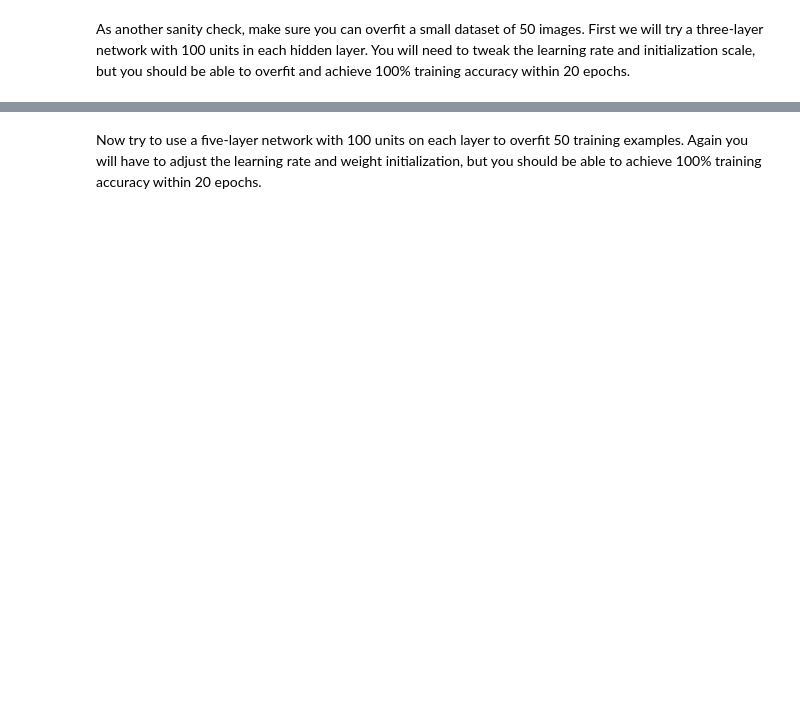
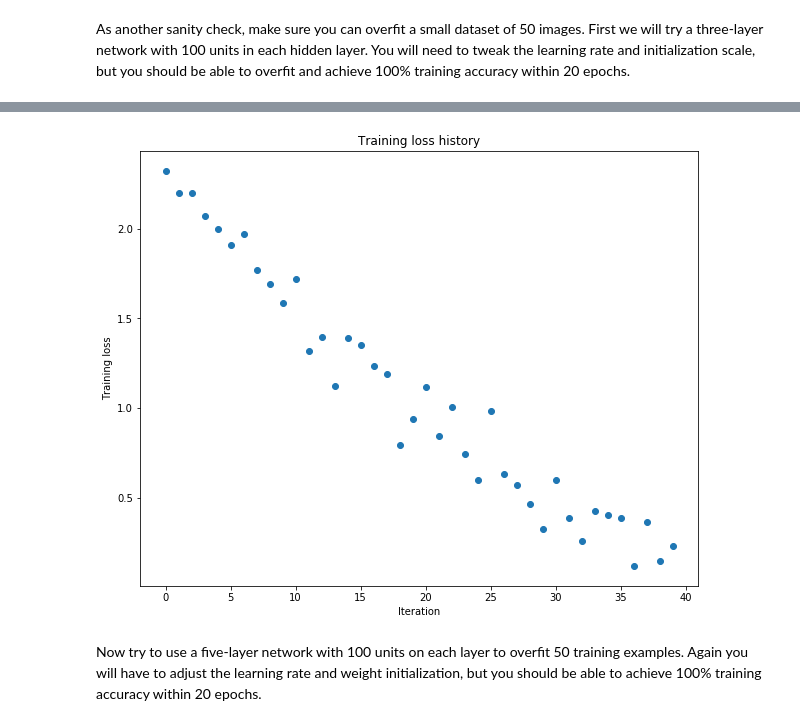
Before and after one commit to xufyan/cs231n, a Jupyter notebook: assignment2/FullyConnectedNets.ipynb, the cells around one changed output, grey strips where cells are left out. Saved outputs shown, nothing was run; the diff lists cells and outputs as text; code cells hidden in the pictures; blank space fills up the shorter version.

```diff
--- a/assignment2/FullyConnectedNets.ipynb
+++ b/assignment2/FullyConnectedNets.ipynb
@@ -417,7 +445,7 @@ small_data = {
 }
 
 weight_scale = 1e-2
-learning_rate = 1e-4
+learning_rate = 5e-3
 model = FullyConnectedNet([100, 100],
               weight_scale=weight_scale, dtype=np.float64)
 solver = Solver(model, small_data,
@@ -434,3 +462,4 @@ plt.title('Training loss history')
 plt.xlabel('Iteration')
 plt.ylabel('Training loss')
 plt.show()
+# %% [output]
@@ -437,3 +483,4 @@ plt.show()
+[figure, added]
 # %% [markdown]
 Now try to use a five-layer network with 100 units on each layer to overfit 50 training examples. Again you will have to adjust the learning rate and weight initialization, but you should be able to achieve 100% training accuracy within 20 epochs.
 # %%
```
Also changed, not shown: parts of 6 cells of this notebook, 3 other files.
